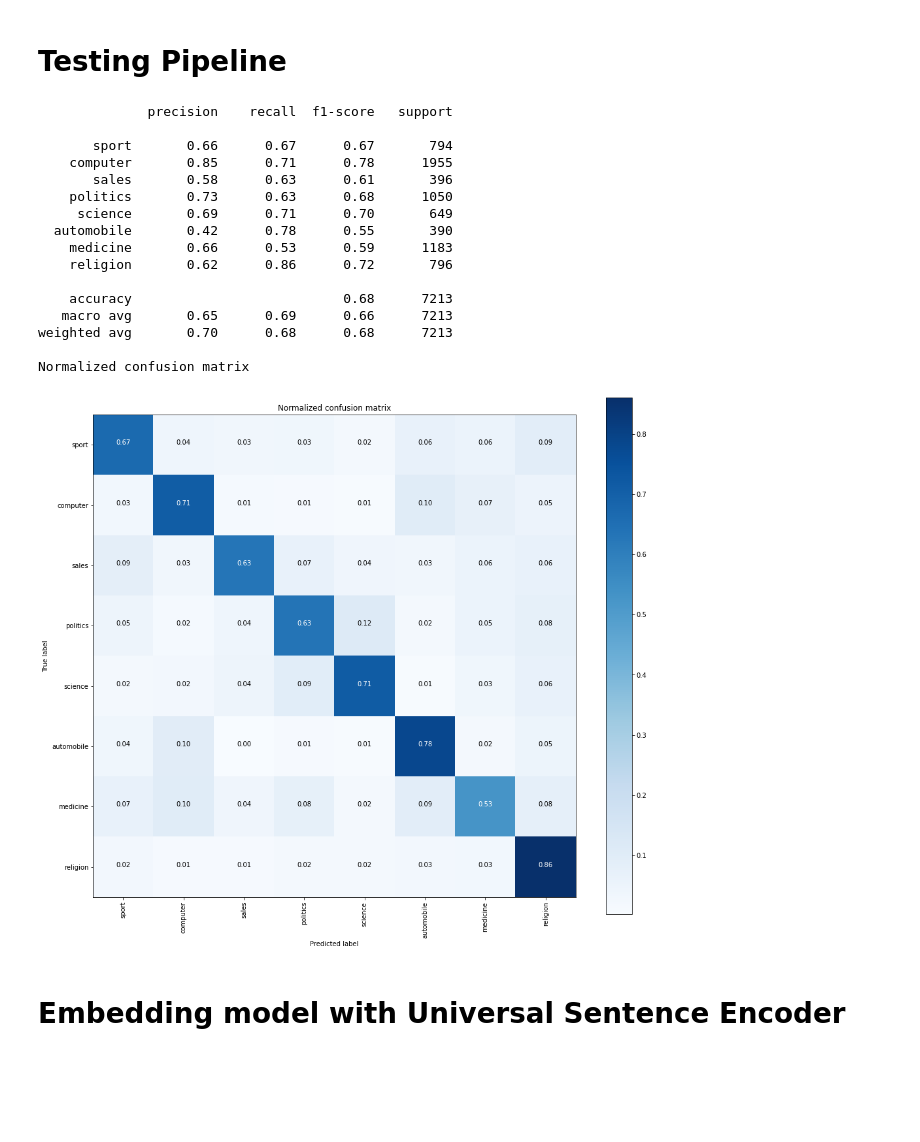
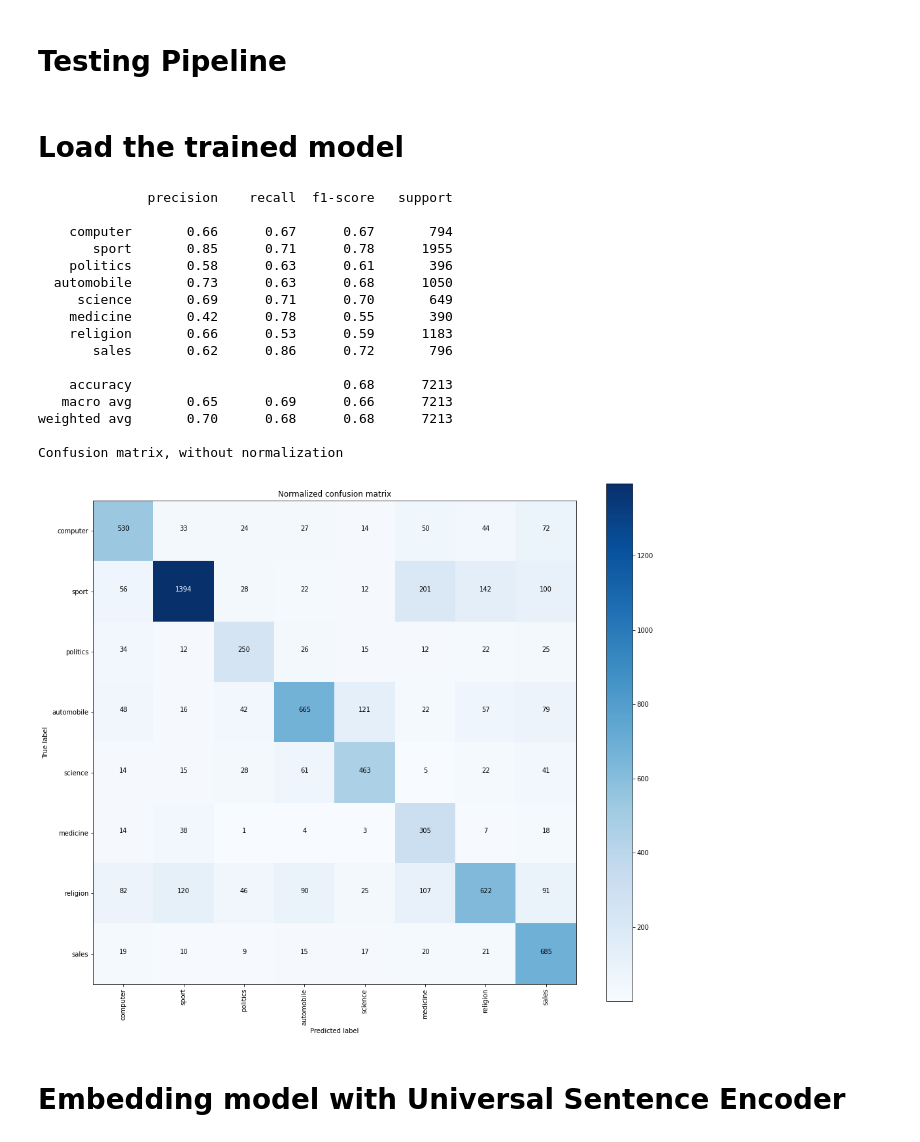
Before and after one commit to DataDavidProjects/UniversityProjects, a Jupyter notebook: Data Visualization and Text Mining/NLP/ModelCreation.ipynb, the cells around one changed output. Cells and saved outputs as stored; diff of their text form; code cells hidden in the pictures; blank space fills up the shorter version.

```diff
--- a/Data Visualization and Text Mining/NLP/ModelCreation.ipynb
+++ b/Data Visualization and Text Mining/NLP/ModelCreation.ipynb
@@ -86,7 +86,7 @@ def spacy_preprocessing(text_format):
 
     doc  = nlp(text_format)
     tokens_list  = [ token for token in doc if not token.is_punct and not token.is_space and token.is_alpha]
-    filter_token_sw = [token.lemma_ for token in tokens_list if token.lower_ not in stopwords.words('english')]
+    filter_token_sw = [token.lemma_ for token in tokens_list if str.lower(str.strip(token.lemma_)) not in stopwords.words('english')]
 
     return combine_text(filter_token_sw)
 
@@ -529,6 +550,8 @@ def save_keras_pipe(pipeline):
     joblib.dump(pipeline, 'sklearn_pipeline.pkl')
 # %%
 save_keras_pipe(fitted_pipe)
+# %% [markdown]
+# Load the trained model
 # %%
 from keras.models import load_model
 import joblib
@@ -540,39 +563,39 @@ pipeline.named_steps['kc'].model = load_model('keras_model.h5')
 # %%
 import warnings
 warnings.simplefilter(action='ignore', category=FutureWarning)
 
 y_pred  = pipeline.predict(X_test_prep)
 cnf_matrix = confusion_matrix(y_test,y_pred)
 
 # Plot normalized confusion matrix
 fig = plt.figure()
 fig.set_size_inches(14, 12, forward=True)
 #fig.align_labels()
 
 label_names = df['label'].unique()
 
 print(classification_report(y_test,y_pred, target_names=label_names))
 # fig.subplots_adjust(left=0.0, right=1.0, bottom=0.0, top=1.0)
-plot_confusion_matrix(cnf_matrix, classes=np.asarray(label_names), normalize=True,
+plot_confusion_matrix(cnf_matrix, classes=np.asarray(label_names), normalize=False,
                       title='Normalized confusion matrix')
 # %% [output]
               precision    recall  f1-score   support
 
-       sport       0.66      0.67      0.67       794
-    computer       0.85      0.71      0.78      1955
-       sales       0.58      0.63      0.61       396
-    politics       0.73      0.63      0.68      1050
+    computer       0.66      0.67      0.67       794
+       sport       0.85      0.71      0.78      1955
+    politics       0.58      0.63      0.61       396
+  automobile       0.73      0.63      0.68      1050
      science       0.69      0.71      0.70       649
-  automobile       0.42      0.78      0.55       390
-    medicine       0.66      0.53      0.59      1183
-    religion       0.62      0.86      0.72       796
+    medicine       0.42      0.78      0.55       390
+    religion       0.66      0.53      0.59      1183
+       sales       0.62      0.86      0.72       796
 
     accuracy                           0.68      7213
    macro avg       0.65      0.69      0.66      7213
 weighted avg       0.70      0.68      0.68      7213
 
-Normalized confusion matrix
+Confusion matrix, without normalization
-[figure, old version]
+[figure, new version]
 # %%
 make_custom_predictions(pipeline)
 # %% [markdown]
```
Also changed, not shown: parts of 22 cells of this notebook.
